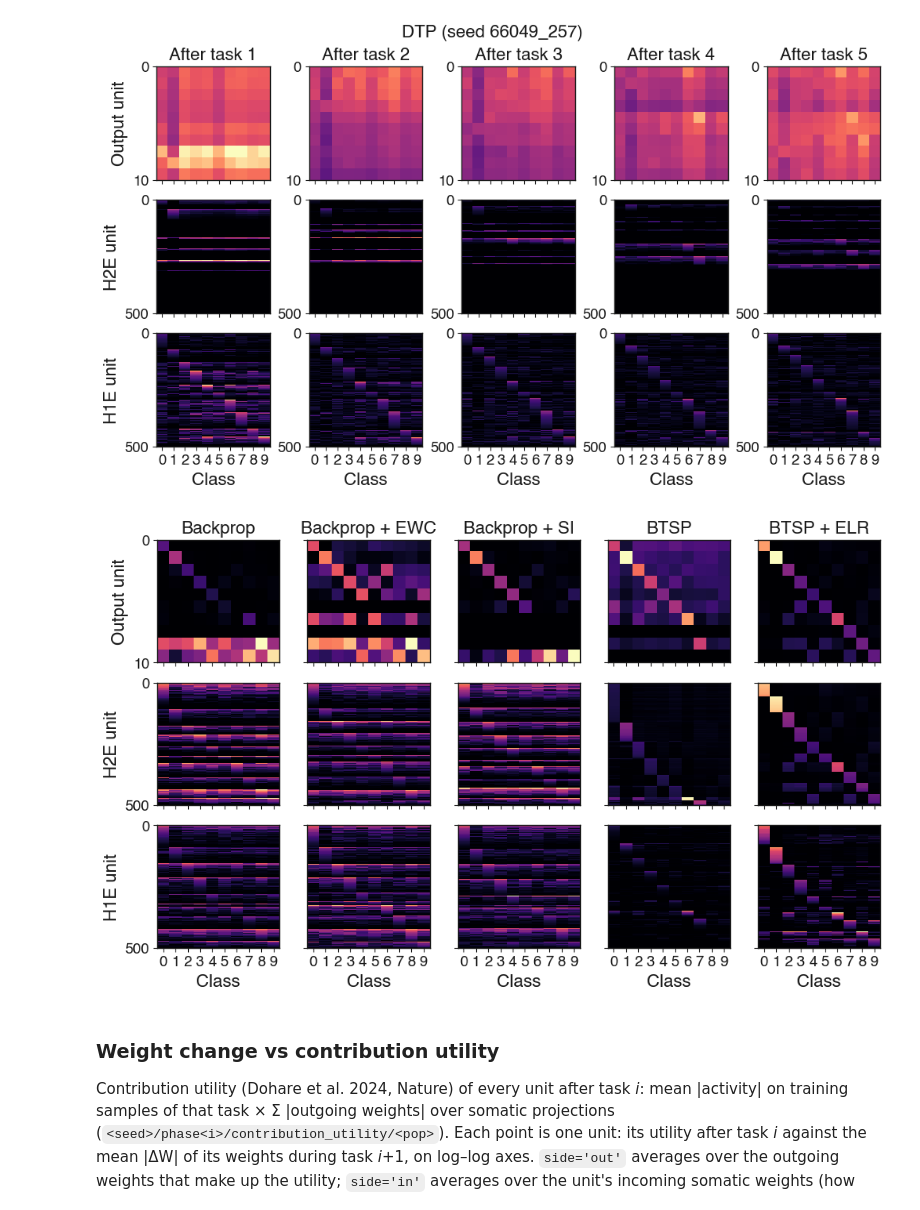
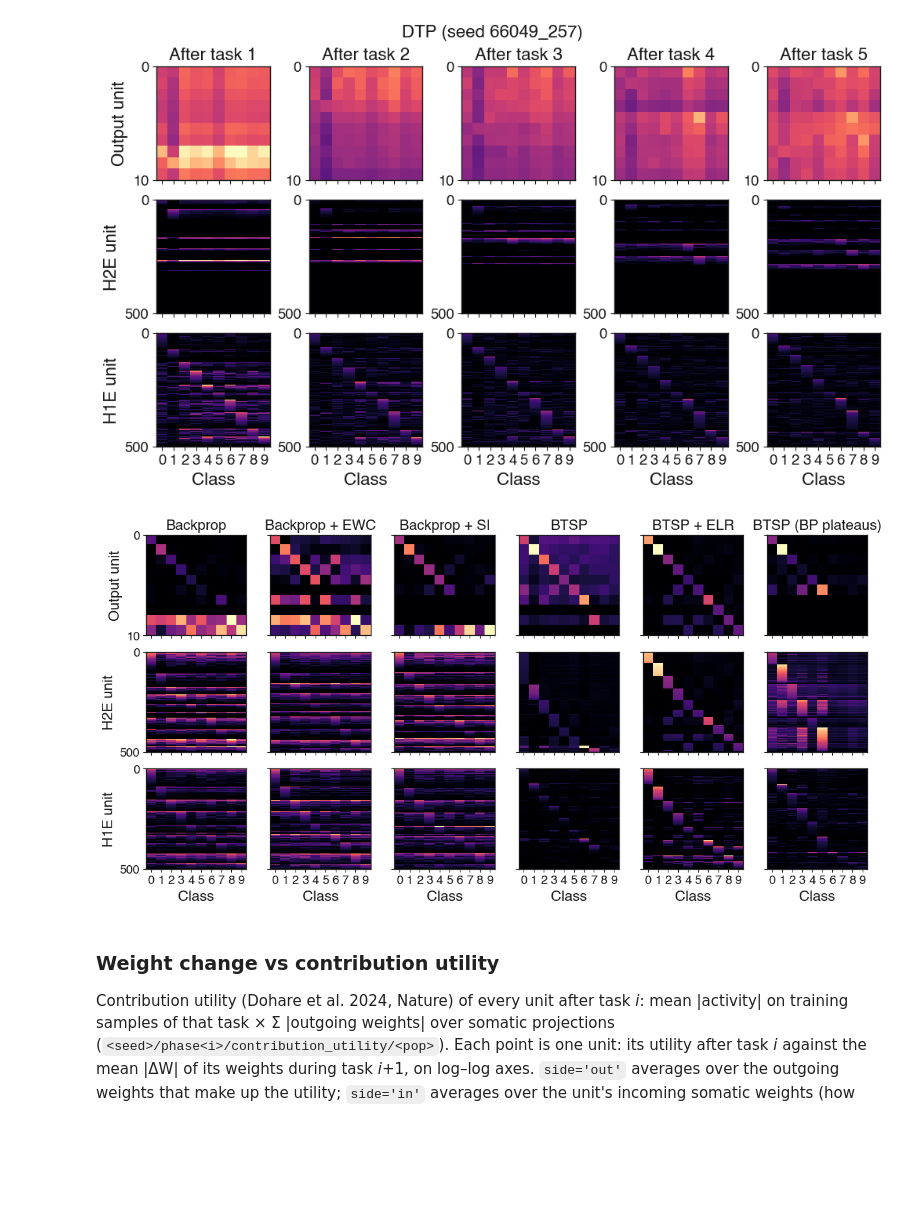
Before and after one commit to Milstein-Lab/EIANN, a Jupyter notebook: EIANN/scripts/get_cl_metrics.ipynb, the cells around one changed output. Saved outputs shown, nothing was run; the diff lists cells and outputs as text; code cells hidden in the pictures; blank space fills up the shorter version.

```diff
--- a/EIANN/scripts/get_cl_metrics.ipynb
+++ b/EIANN/scripts/get_cl_metrics.ipynb
@@ -51,6 +54,7 @@ models = {
     'dtp_CL_5_tasks_SI':        {'label': 'DTP + SI',                    'color': '#eb6834'},  # orange
     'BTSP_CL_5_tasks_6L':       {'label': 'BTSP',                        'color': '#8c564b'},  # brown
     'BTSP_CL_5_tasks_ELR_A':    {'label': 'BTSP + ELR',                  'color': '#56b4e9'},  # sky blue
+    'BTSP_BP_CL_5_tasks':       {'label': 'BTSP (BP plateaus)',          'color': '#9467bd'},  # purple
 }
 
 if models is None:
@@ -553,6 +561,7 @@ models = {
     'dtp_CL_5_tasks_SI':        {'label': 'DTP + SI',                    'color': '#eb6834'},  # orange
     'BTSP_CL_5_tasks_6L':       {'label': 'BTSP',                        'color': '#8c564b'},  # brown
     'BTSP_CL_5_tasks_ELR_A':    {'label': 'BTSP + ELR',                  'color': '#56b4e9'},  # sky blue
+    'BTSP_BP_CL_5_tasks':       {'label': 'BTSP (BP plateaus)',          'color': '#9467bd'},  # purple
 }
 
 model, seed = 'BP_like_CL_5_tasks_5J', None
@@ -622,25 +631,25 @@ plt.show()
 [figure]
 # %%
 # final activity of several models side by side, each panel scaled to its own max
-compare_models = ['van_bp_CL_5_tasks_G', 'van_bp_CL_5_tasks_EWC', 'van_bp_CL_5_tasks_SI', 'BTSP_CL_5_tasks_6L', 'BTSP_CL_5_tasks_ELR_A']
+compare_models = ['van_bp_CL_5_tasks_G', 'van_bp_CL_5_tasks_EWC', 'van_bp_CL_5_tasks_SI', 'BTSP_CL_5_tasks_6L', 'BTSP_CL_5_tasks_ELR_A', 'BTSP_BP_CL_5_tasks']
 compare_seed = None  # None: first seed of each model
 compare_name = 'activity_final_models'  # saved as <compare_name>.svg
 
 final_activities = {}
 for m in compare_models:
     m_seed = activity_seeds(m)[0] if compare_seed is None else compare_seed
     pop_activity = load_activity(m, m_seed, num_tasks - 1)['average_pop_activity_dict']
     final_activities[m] = {population: pop_activity[population] for population in populations}
 
 fig, axes = activity_grid(len(compare_models), 2.0 * len(compare_models), sharey=True)
 for col, m in zip(axes.T, compare_models):
     for ax, population in zip(col, populations):
         plot_sorted_activity(ax, final_activities[m][population], final_activities[m][population].max())
     col[0].set_title(models[m]['label'])
 save_fig(fig, compare_name)
 plt.show()
 # %% [output]
-[figure, old version]
+[figure, new version]
 # %% [markdown]
 ### Weight change vs contribution utility
 Contribution utility (Dohare et al. 2024, Nature) of every unit after task *i*: mean |activity| on training samples of that task × Σ |outgoing weights| over somatic projections (`<seed>/phase<i>/contribution_utility/<pop>`). Each point is one unit: its utility after task *i* against the mean |ΔW| of its weights during task *i*+1, on log–log axes. `side='out'` averages over the outgoing weights that make up the utility; `side='in'` averages over the unit's incoming somatic weights (how much its tuning changes). Column *k*: utility after task *k*−1, ΔW during task *k*. Silent weights (|W| < `silent_weight_bound` before and after the task) are left out of each unit's mean, and changes below `dw_lower_bound` count as 0, as in the Fisher plots. `relative=True` averages the relative change |ΔW| / |W| instead, and `quantity='lr_mod'` the learning rate modulation after each task (over the unit's weights that have one), against the utility at the same phase, one column per task. Units with zero utility, only silent weights, or no change are left out (*n* = % of units shown). `log_scale=False` uses linear axes (keeping zeros). The weights come from `<model_key>_fisher.h5`.
```
Also changed, not shown: parts of 7 cells of this notebook, 5 other files.
